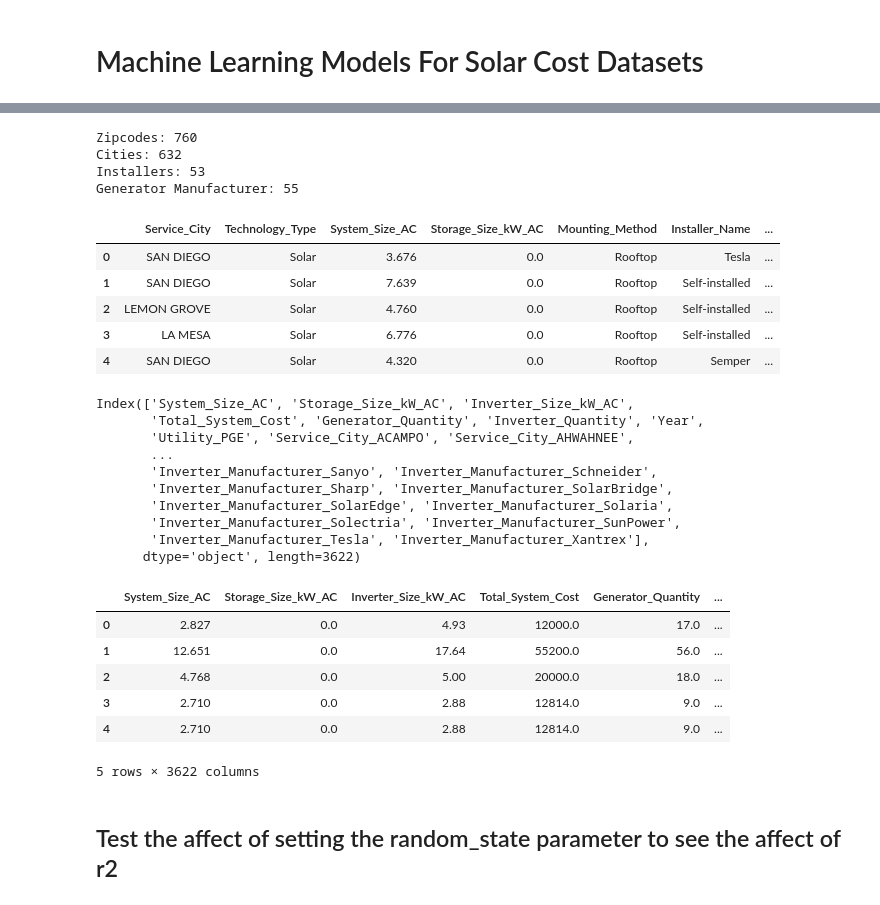
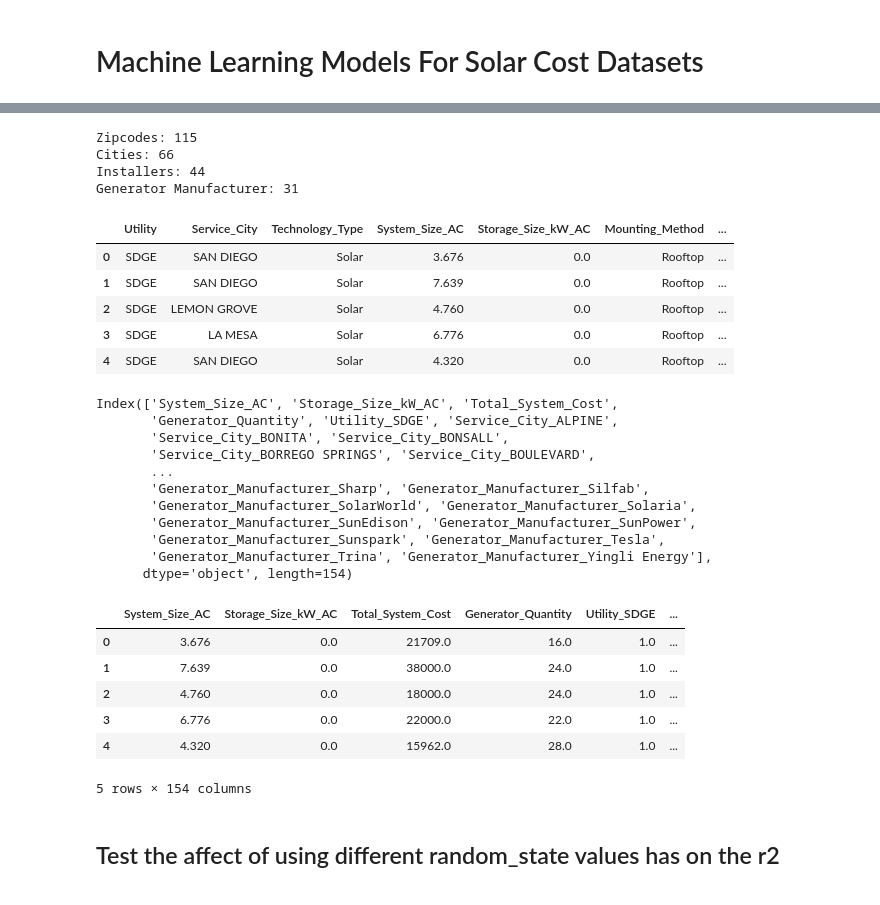
Before and after one commit to ns96/ML_Project, a Jupyter notebook: ml_nstevens.ipynb, the cells around one changed output, grey strips where cells are left out. Drawn from its saved outputs; the diff is of its cells as text; code cells hidden in the pictures.

```diff
--- a/ml_nstevens.ipynb
+++ b/ml_nstevens.ipynb
@@ -25,7 +24,7 @@ hw = tf.config.get_visible_devices()
 tf.config.set_visible_devices(hw[0])
 # %%
 # import the Utility dataset
-utility = 'PGE'
+utility = 'SDGE'
 #data_file = "clean_data/df_" + utility + ".csv"
 data_file = "/Users/ns96/Documents/ML_Project/df_" + utility + ".csv"
 
@@ -105,32 +94,36 @@ print("Cities:", utility_df.Service_City.nunique())
 print("Installers:", utility_df.Installer_Name.nunique())
 print("Generator Manufacturer:", utility_df.Generator_Manufacturer.nunique())
 # %% [output]
-Zipcodes: 760
-Cities: 632
-Installers: 53
-Generator Manufacturer: 55
+Zipcodes: 115
+Cities: 66
+Installers: 44
+Generator Manufacturer: 31
 # %%
 #for now lest drop some columns to make model perform better?
 #columns_to_drop = ['Utility', 'Service_Zip', 'Service_County', 'App_Received_Date', 'Inverter_Size_kW_AC',
 #                   'Generator_Manufacturer', 'Inverter_Manufacturer', 'Inverter_Quantity', 'Year']
 
-columns_to_drop = ['Utility', 'Service_Zip', 'Service_County', 'App_Received_Date', 'Inverter_Size_kW_AC',
+# Used when training on the entire dataset
+columns_to_drop = ['Service_Zip', 'Service_County', 'App_Received_Date', 'Inverter_Size_kW_AC',
                    'Inverter_Manufacturer', 'Inverter_Quantity', 'Year']
+
+#columns_to_drop = ['Utility', 'Service_Zip', 'Service_County', 'App_Received_Date', 'Inverter_Size_kW_AC',
+#                   'Inverter_Manufacturer', 'Inverter_Quantity', 'Year']
 
 #columns_to_drop = ['Utility', 'Service_Zip', 'App_Received_Date']
 #columns_to_drop = ['Utility', 'Service_City', 'App_Received_Date']
 #columns_to_drop = ['Utility', 'App_Received_Date']
 #columns_to_drop = ['Utility', 'Service_Zip', 'App_Received_Date', 'Inverter_Size_kW_AC']
 
 utility_df.drop(columns=columns_to_drop, inplace=True)
 utility_df.head()
 # %% [output]
-|  | Service_City | Technology_Type | System_Size_AC | Storage_Size_kW_AC | Mounting_Method | Installer_Name | ... |
-| 0 | SAN DIEGO | Solar | 3.676 | 0.0 | Rooftop | Tesla | ... |
-| 1 | SAN DIEGO | Solar | 7.639 | 0.0 | Rooftop | Self-installed | ... |
-| 2 | LEMON GROVE | Solar | 4.760 | 0.0 | Rooftop | Self-installed | ... |
-| 3 | LA MESA | Solar | 6.776 | 0.0 | Rooftop | Self-installed | ... |
-| 4 | SAN DIEGO | Solar | 4.320 | 0.0 | Rooftop | Semper | ... |
+|  | Utility | Service_City | Technology_Type | System_Size_AC | Storage_Size_kW_AC | Mounting_Method | ... |
+| 0 | SDGE | SAN DIEGO | Solar | 3.676 | 0.0 | Rooftop | ... |
+| 1 | SDGE | SAN DIEGO | Solar | 7.639 | 0.0 | Rooftop | ... |
+| 2 | SDGE | LEMON GROVE | Solar | 4.760 | 0.0 | Rooftop | ... |
+| 3 | SDGE | LA MESA | Solar | 6.776 | 0.0 | Rooftop | ... |
+| 4 | SDGE | SAN DIEGO | Solar | 4.320 | 0.0 | Rooftop | ... |
 # %%
 # Convert categorical data to numeric with `pd.get_dummies`
 cat_columns = utility_df.dtypes[utility_df.dtypes == "object"].index.tolist()
@@ -150,27 +143,28 @@ print(utility_df.columns)
 
 utility_df.head()
 # %% [output]
-Index(['System_Size_AC', 'Storage_Size_kW_AC', 'Inverter_Size_kW_AC',
-       'Total_System_Cost', 'Generator_Quantity', 'Inverter_Quantity', 'Year',
-       'Utility_PGE', 'Service_City_ACAMPO', 'Service_City_AHWAHNEE',
+Index(['System_Size_AC', 'Storage_Size_kW_AC', 'Total_System_Cost',
+       'Generator_Quantity', 'Utility_SDGE', 'Service_City_ALPINE',
+       'Service_City_BONITA', 'Service_City_BONSALL',
+       'Service_City_BORREGO SPRINGS', 'Service_City_BOULEVARD',
        ...
-       'Inverter_Manufacturer_Sanyo', 'Inverter_Manufacturer_Schneider',
-       'Inverter_Manufacturer_Sharp', 'Inverter_Manufacturer_SolarBridge',
-       'Inverter_Manufacturer_SolarEdge', 'Inverter_Manufacturer_Solaria',
-       'Inverter_Manufacturer_Solectria', 'Inverter_Manufacturer_SunPower',
-       'Inverter_Manufacturer_Tesla', 'Inverter_Manufacturer_Xantrex'],
-      dtype='object', length=3622)
+       'Generator_Manufacturer_Sharp', 'Generator_Manufacturer_Silfab',
+       'Generator_Manufacturer_SolarWorld', 'Generator_Manufacturer_Solaria',
+       'Generator_Manufacturer_SunEdison', 'Generator_Manufacturer_SunPower',
+       'Generator_Manufacturer_Sunspark', 'Generator_Manufacturer_Tesla',
+       'Generator_Manufacturer_Trina', 'Generator_Manufacturer_Yingli Energy'],
+      dtype='object', length=154)
-|  | System_Size_AC | Storage_Size_kW_AC | Inverter_Size_kW_AC | Total_System_Cost | Generator_Quantity | ... |
-| 0 | 2.827 | 0.0 | 4.93 | 12000.0 | 17.0 | ... |
-| 1 | 12.651 | 0.0 | 17.64 | 55200.0 | 56.0 | ... |
-| 2 | 4.768 | 0.0 | 5.00 | 20000.0 | 18.0 | ... |
-| 3 | 2.710 | 0.0 | 2.88 | 12814.0 | 9.0 | ... |
-| 4 | 2.710 | 0.0 | 2.88 | 12814.0 | 9.0 | ... |
+|  | System_Size_AC | Storage_Size_kW_AC | Total_System_Cost | Generator_Quantity | Utility_SDGE | ... |
+| 0 | 3.676 | 0.0 | 21709.0 | 16.0 | 1.0 | ... |
+| 1 | 7.639 | 0.0 | 38000.0 | 24.0 | 1.0 | ... |
+| 2 | 4.760 | 0.0 | 18000.0 | 24.0 | 1.0 | ... |
+| 3 | 6.776 | 0.0 | 22000.0 | 22.0 | 1.0 | ... |
+| 4 | 4.320 | 0.0 | 15962.0 | 28.0 | 1.0 | ... |
-5 rows × 3622 columns
+5 rows × 154 columns
 # %%
 # Split our preprocessed data into our features and target arrays
 y = utility_df['Total_System_Cost']
 X = utility_df.drop(columns='Total_System_Cost')
 # %% [markdown]
-## Test the affect of setting the random_state parameter to see the affect of r2
+## Test the affect of using different random_state values has on the r2
 # %%
```
Also changed, not shown: parts of 17 cells of this notebook, 2 other files.
